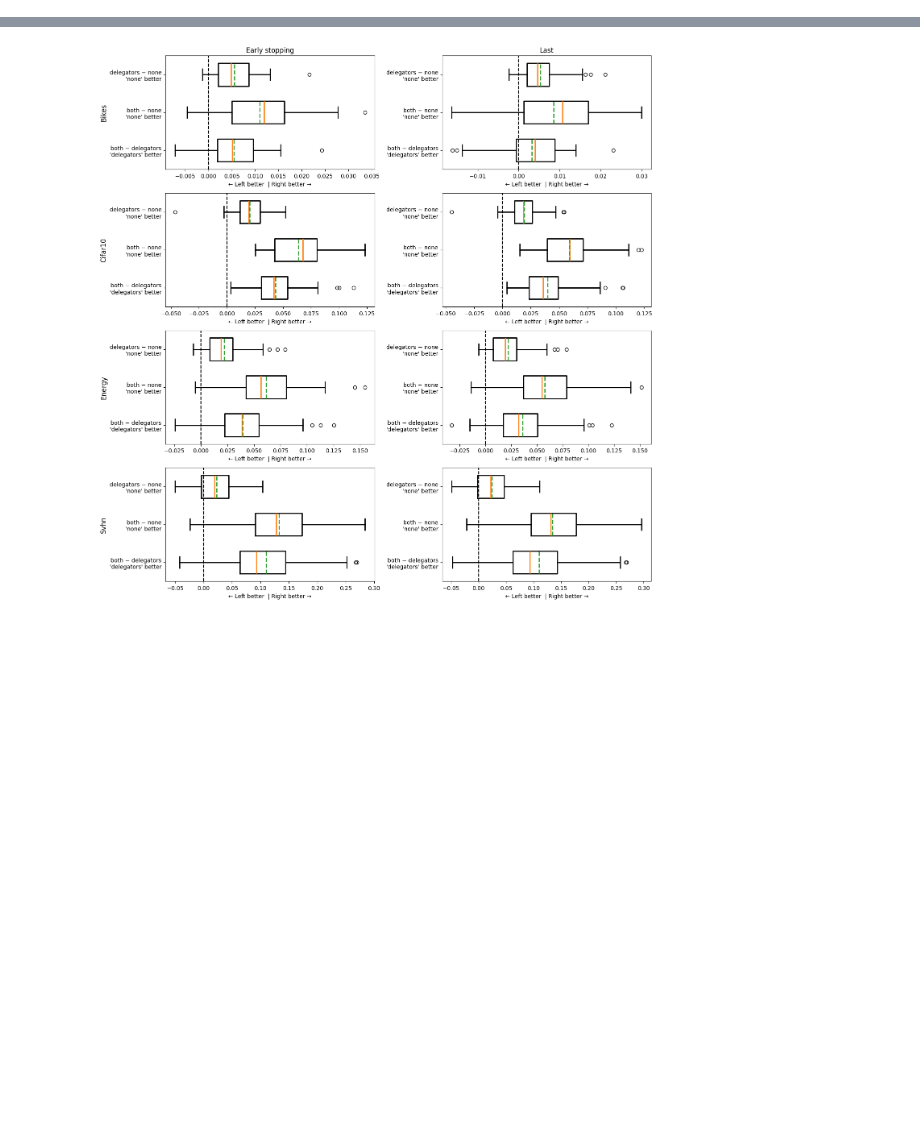
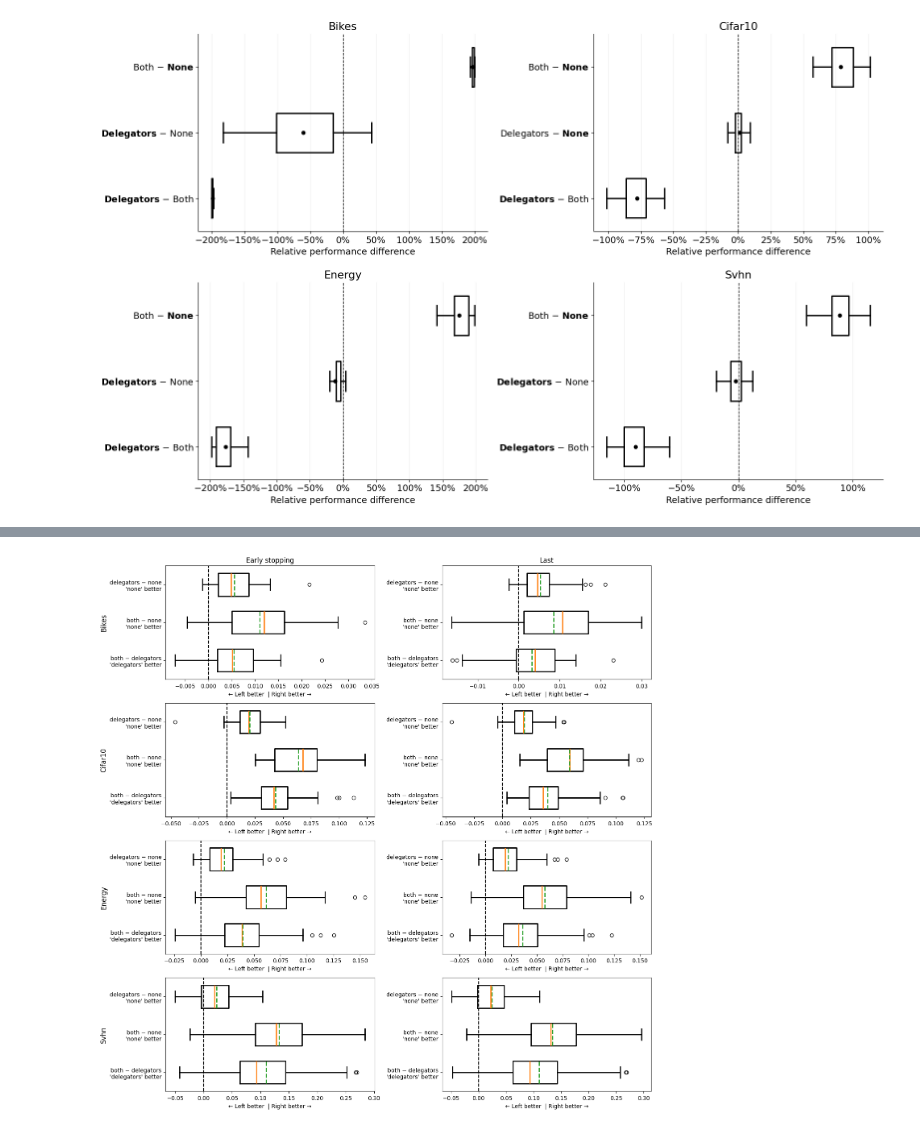
Before and after one commit to viktorvesely/liquid, a Jupyter notebook: liquid_jax/experiment_paired.ipynb, the cells around one changed output, grey strips where cells are left out. Cells and saved outputs as stored; diff of their text form; code cells hidden in the pictures; blank space fills up the shorter version.

```diff
--- a/liquid_jax/experiment_paired.ipynb
+++ b/liquid_jax/experiment_paired.ipynb
@@ -189,11 +264,13 @@ Svhn         29500
 Name: count, dtype: int64
 # %%
 exp_vars = ["predictors", "delegators", "pwidth", "dwidth"]
-var_oi = "ambiguity" # "mixing"
-var_oi_values = df[var_oi].unique().tolist() # ["product", "sum"]
-val_loss_col = "validation_performance_loss_casted"
-train_loss_col = "performance_loss_casted"
-higher_better = False
+var_oi = "mixing" if exp_type == "aggregation" else "ambiguity" # "mixing"
+var_oi_values = df[var_oi].unique().tolist()
+temp = var_oi_values[1]
+var_oi_values[1] = var_oi_values[0]
+var_oi_values[0] = temp
+val_loss_col = "validation_performance_loss"
+train_loss_col = "performance_loss"
 
 def get_metric_col(task):
     if task in {"Cifar10", "Svhn"}:
@@ -380,0 +812,29 @@ fig.tight_layout()
+# %%
+n_tasks = df["task"].nunique()
+
+fig, axs = plt.subplots(
+    2,
+    2,
+    figsize=(16, 10),
+    squeeze=False,
+)
+axs = axs.flat
+
+for i_task, (task, task_df) in enumerate(df.groupby("task")):
+    axl = axs[i_task]
+    axl.set_title(task, fontsize=12)
+
+    (
+        task_df
+        .pipe(select_early_stopping if early_stopping else select_last)
+        .pipe(add_metrics)
+        .pipe(pair_up)
+        .pipe(lambda df: pivot_to_metrics(df, "predictors_performance"))
+        .pipe(lambda x: plot_relative_diff(x, axl, xlabel="Relative performance difference", larger_better=False, cols=var_oi_values))
+    )
+
+scale_up_fonts(fig)
+
+fig.tight_layout(h_pad=2.0)
+# %% [output]
+[figure, added]
```
Also changed, not shown: parts of 20 cells of this notebook, 7 other files.
